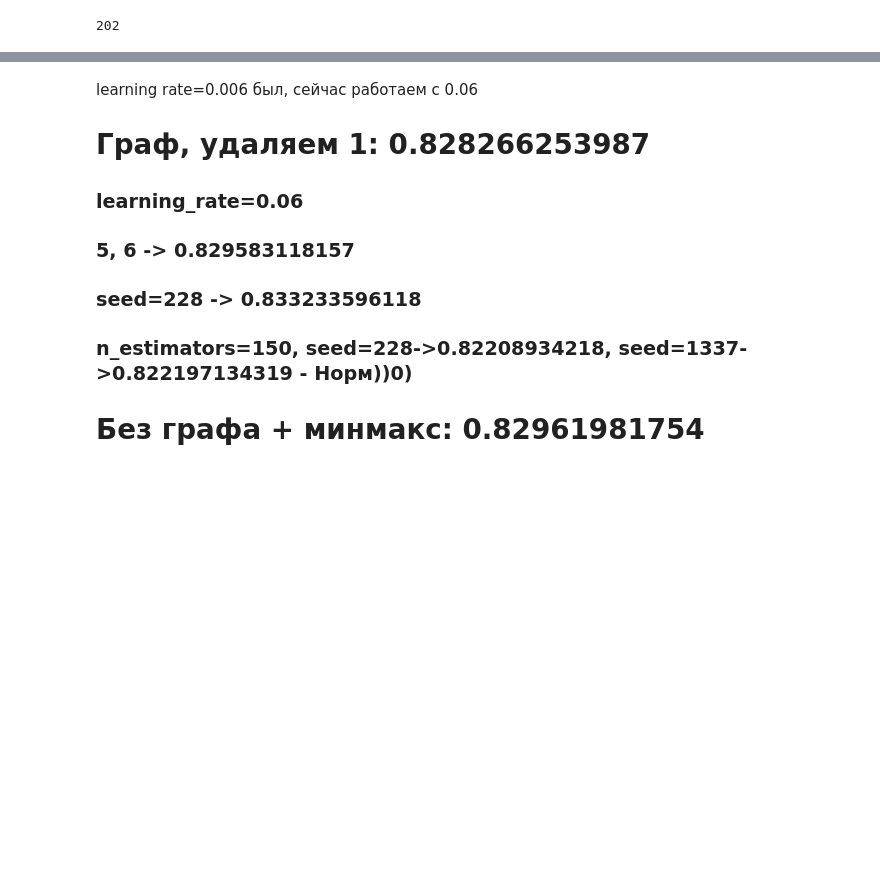
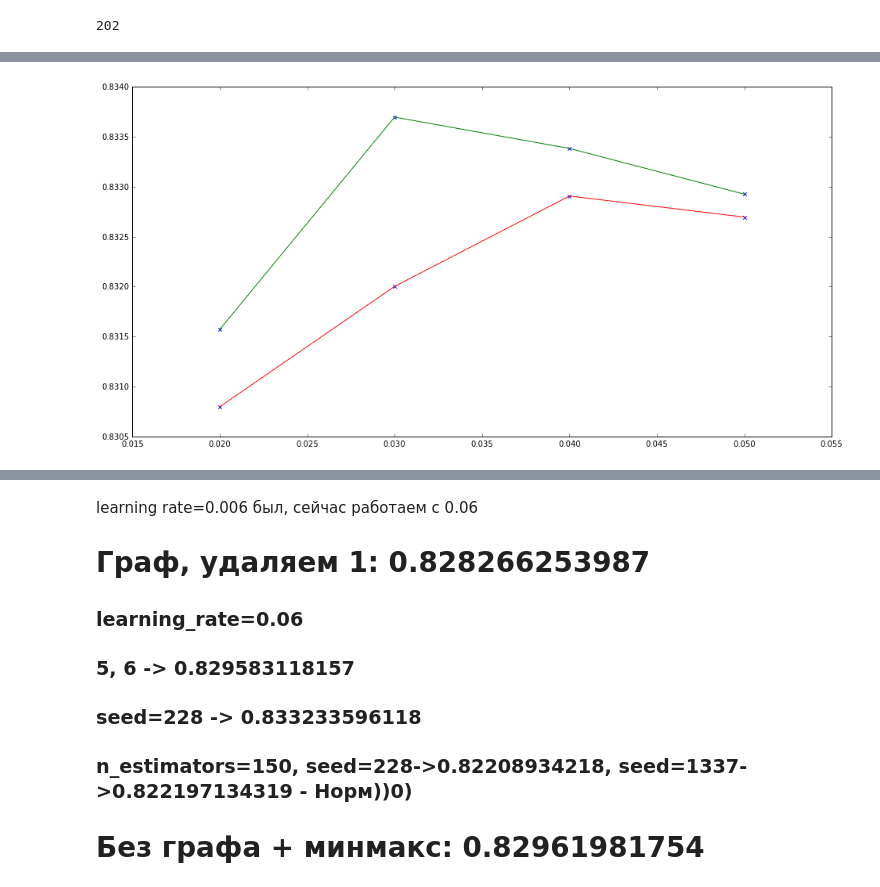
Before and after one commit to nmakeenkov/kaggle_kek, a Jupyter notebook: santander-hw.ipynb, the cells around one changed output, grey strips where cells are left out. Drawn from its saved outputs; the diff is of its cells as text; code cells hidden in the pictures; blank space fills up the shorter version.

```diff
--- a/santander-hw.ipynb
+++ b/santander-hw.ipynb
@@ -60,10 +61,10 @@ y_train = data_train['TARGET']
 # %%
 clf = xgb.XGBRegressor(nthread=4,
                        max_depth=8,
-                       n_estimators=150,
+                       n_estimators=30,
                        subsample=0.5,
-                       learning_rate=0.06,
-                       seed=1337)
+                       learning_rate=0.1,
+                       seed=228)
 # %%
 scores = cross_val_score(clf, X_train, y_train, scoring='roc_auc', cv=3)
 print scores.mean()
@@ -71,0 +96,30 @@ print scores.mean()
+# %%
+lr = np.linspace(0.02, 0.05, 4)
+f = []
+s = []
+for lr_ in lr:
+    clf = xgb.XGBRegressor(nthread=4,
+                       max_depth=8,
+                       n_estimators=30,
+                       subsample=0.5,
+                       learning_rate=lr_,
+                       seed=1337)
+    scores = cross_val_score(clf, X_train, y_train, scoring='roc_auc', cv=3)
+    f.append(scores.mean())
+    clf = xgb.XGBRegressor(nthread=4,
+                       max_depth=8,
+                       n_estimators=30,
+                       subsample=0.5,
+                       learning_rate=lr_,
+                       seed=228)
+    scores = cross_val_score(clf, X_train, y_train, scoring='roc_auc', cv=3)
+    s.append(scores.mean())
+
+plt.figure(figsize=(16, 8))
+plt.plot(lr, f, color='r')
+plt.scatter(lr, f, marker='x')
+plt.plot(lr, s, color='g')
+plt.scatter(lr, s, marker='x')
+plt.show()
+# %% [output]
+[figure, added]
```
Also changed, not shown: parts of 11 cells of this notebook.
